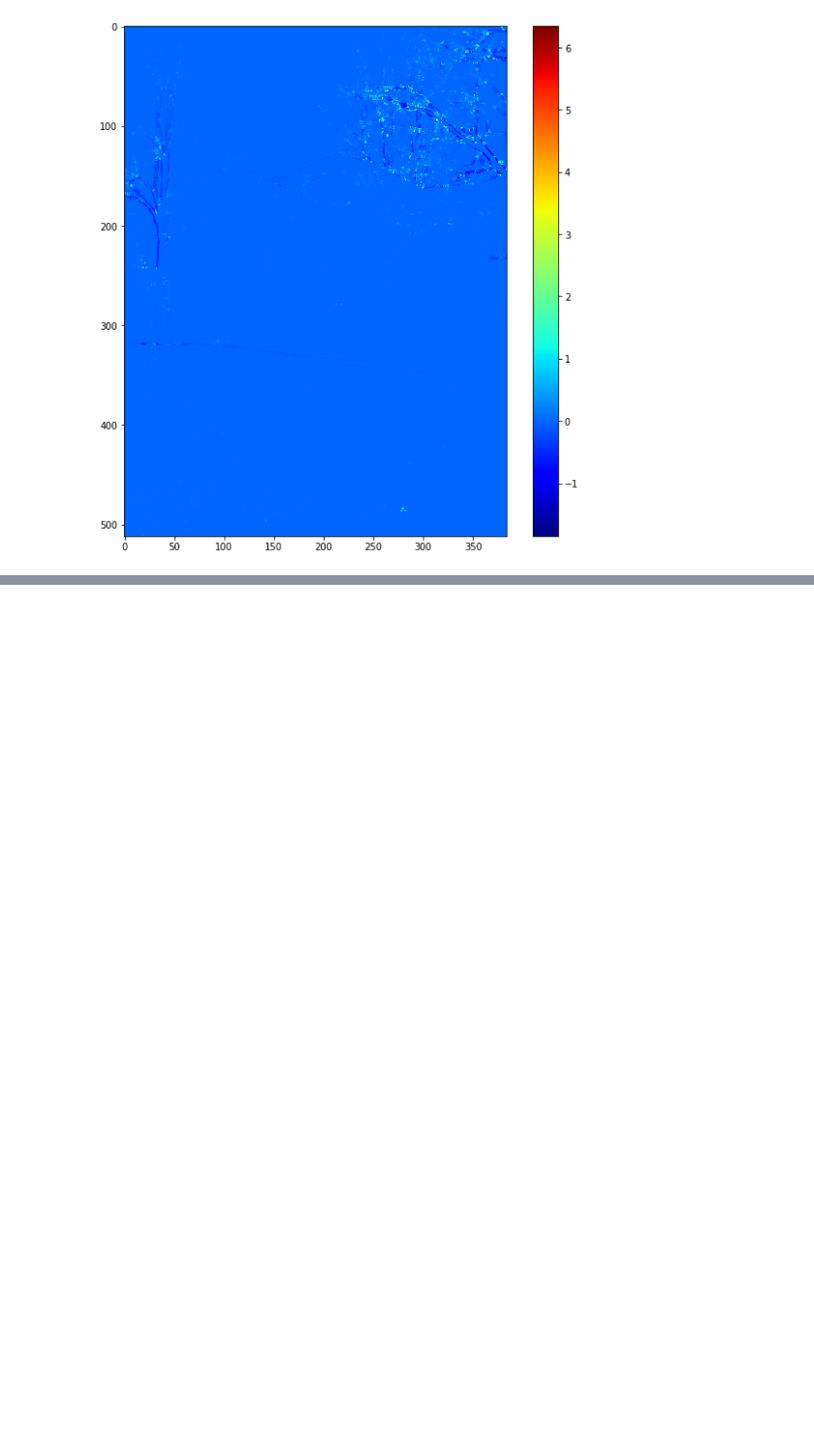
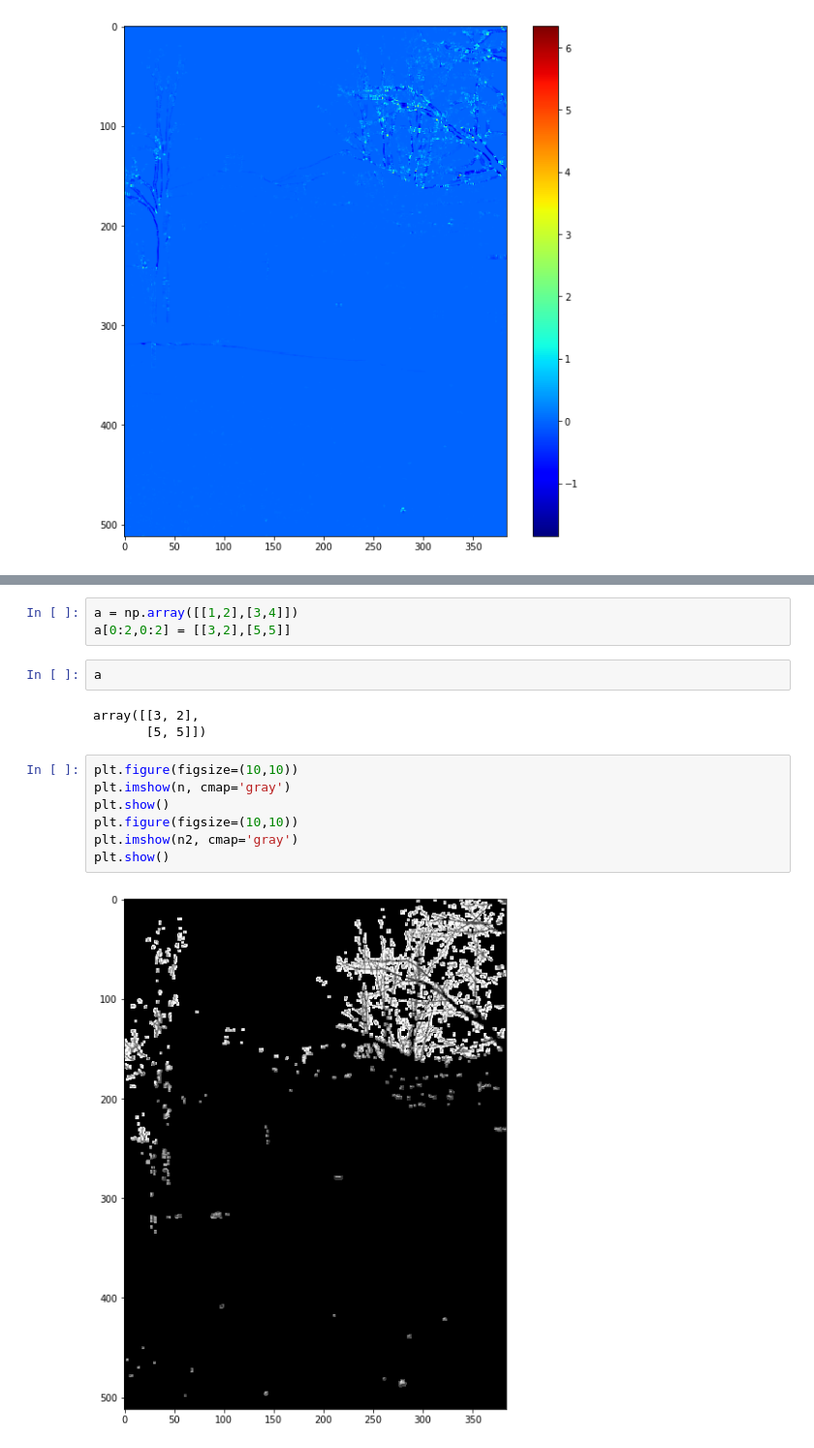
Before and after one commit to SSARCandy/panoramas-image-stitching, a Jupyter notebook: src/notebook2.ipynb, the cells around one changed output, grey strips where cells are left out. Shown at 97% size. Cells and saved outputs as stored; diff of their text form; blank space fills up the shorter version.

```diff
--- a/src/notebook2.ipynb
+++ b/src/notebook2.ipynb
@@ -18,0 +52,17 @@ plt.show()
+# %%
+a = np.array([[1,2],[3,4]])
+a[0:2,0:2] = [[3,2],[5,5]]
+# %%
+a
+# %% [output]
+array([[3, 2],
+       [5, 5]])
+# %%
+plt.figure(figsize=(10,10))
+plt.imshow(n, cmap='gray')
+plt.show()
+plt.figure(figsize=(10,10))
+plt.imshow(n2, cmap='gray')
+plt.show()
+# %% [output]
+[figure, added]
```
Also changed, not shown: parts of 7 cells of this notebook, 3 other files.
